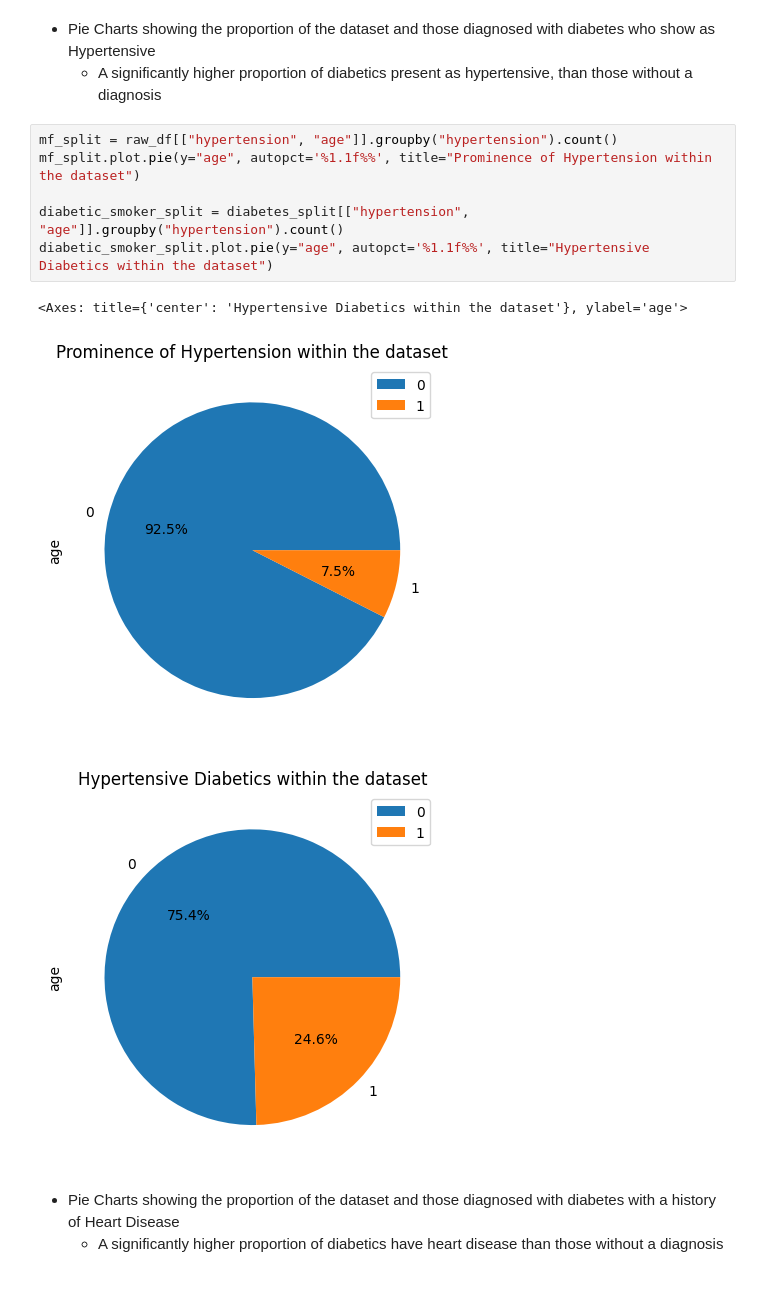
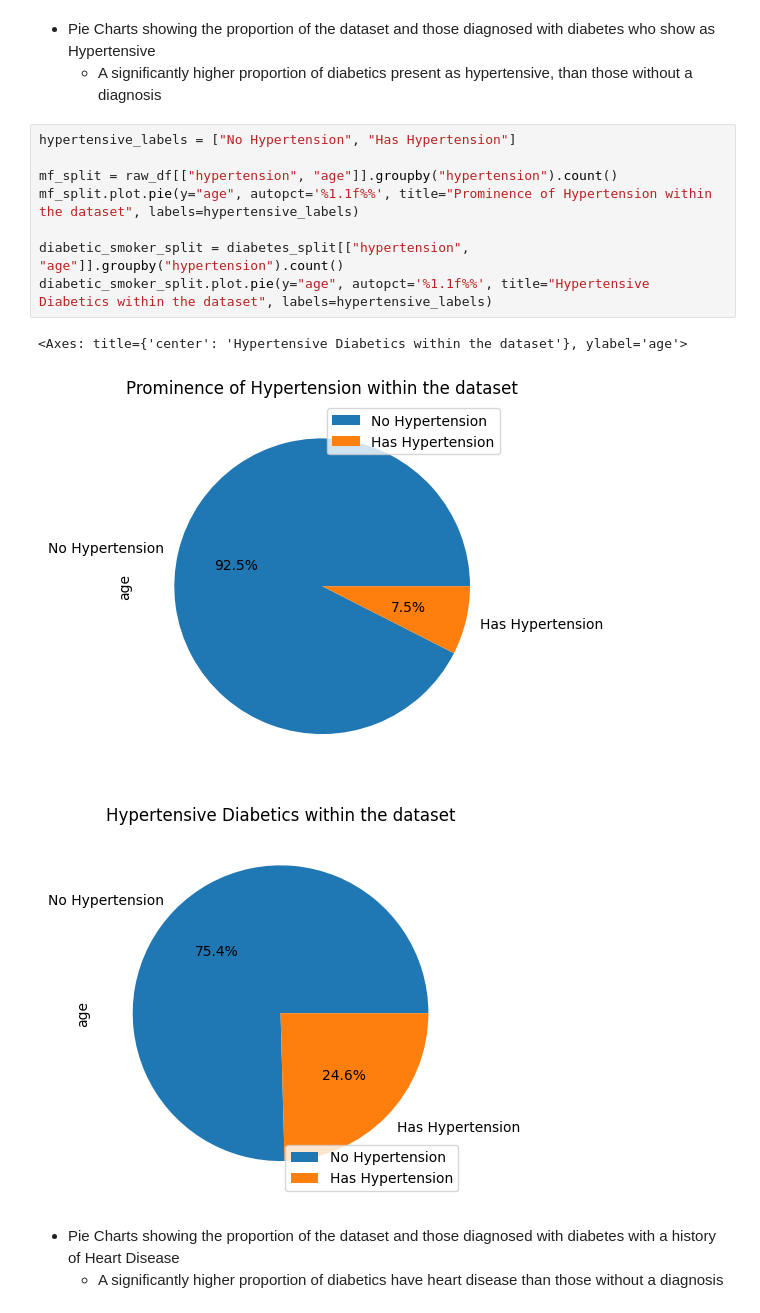
Before and after one commit to 40339093/22WSD574_ML_Coursework2, a Jupyter notebook: Coursework2.ipynb, the cells around one changed output. Drawn from its saved outputs; the diff is of its cells as text.

```diff
--- a/Coursework2.ipynb
+++ b/Coursework2.ipynb
@@ -295,15 +302,17 @@ diabetic_smoker_split.plot.pie(y="age", autopct='%1.1f%%', title="Smoking Histor
 - Pie Charts showing the proportion of the dataset and those diagnosed with diabetes who show as Hypertensive
   - A significantly higher proportion of diabetics present as hypertensive, than those without a diagnosis
 # %%
+hypertensive_labels = ["No Hypertension", "Has Hypertension"]
+
 mf_split = raw_df[["hypertension", "age"]].groupby("hypertension").count()
-mf_split.plot.pie(y="age", autopct='%1.1f%%', title="Prominence of Hypertension within the dataset")
+mf_split.plot.pie(y="age", autopct='%1.1f%%', title="Prominence of Hypertension within the dataset", labels=hypertensive_labels)
 
 diabetic_smoker_split = diabetes_split[["hypertension", "age"]].groupby("hypertension").count()
-diabetic_smoker_split.plot.pie(y="age", autopct='%1.1f%%', title="Hypertensive Diabetics within the dataset")
+diabetic_smoker_split.plot.pie(y="age", autopct='%1.1f%%', title="Hypertensive Diabetics within the dataset", labels=hypertensive_labels)
 # %% [output]
 <Axes: title={'center': 'Hypertensive Diabetics within the dataset'}, ylabel='age'>
-[figure, old version]
+[figure, new version]
-[figure, old version]
+[figure, new version]
 # %% [markdown]
 - Pie Charts showing the proportion of the dataset and those diagnosed with diabetes with a history of Heart Disease
   - A significantly higher proportion of diabetics have heart disease than those without a diagnosis
```
Also changed, not shown: parts of 11 cells of this notebook.
